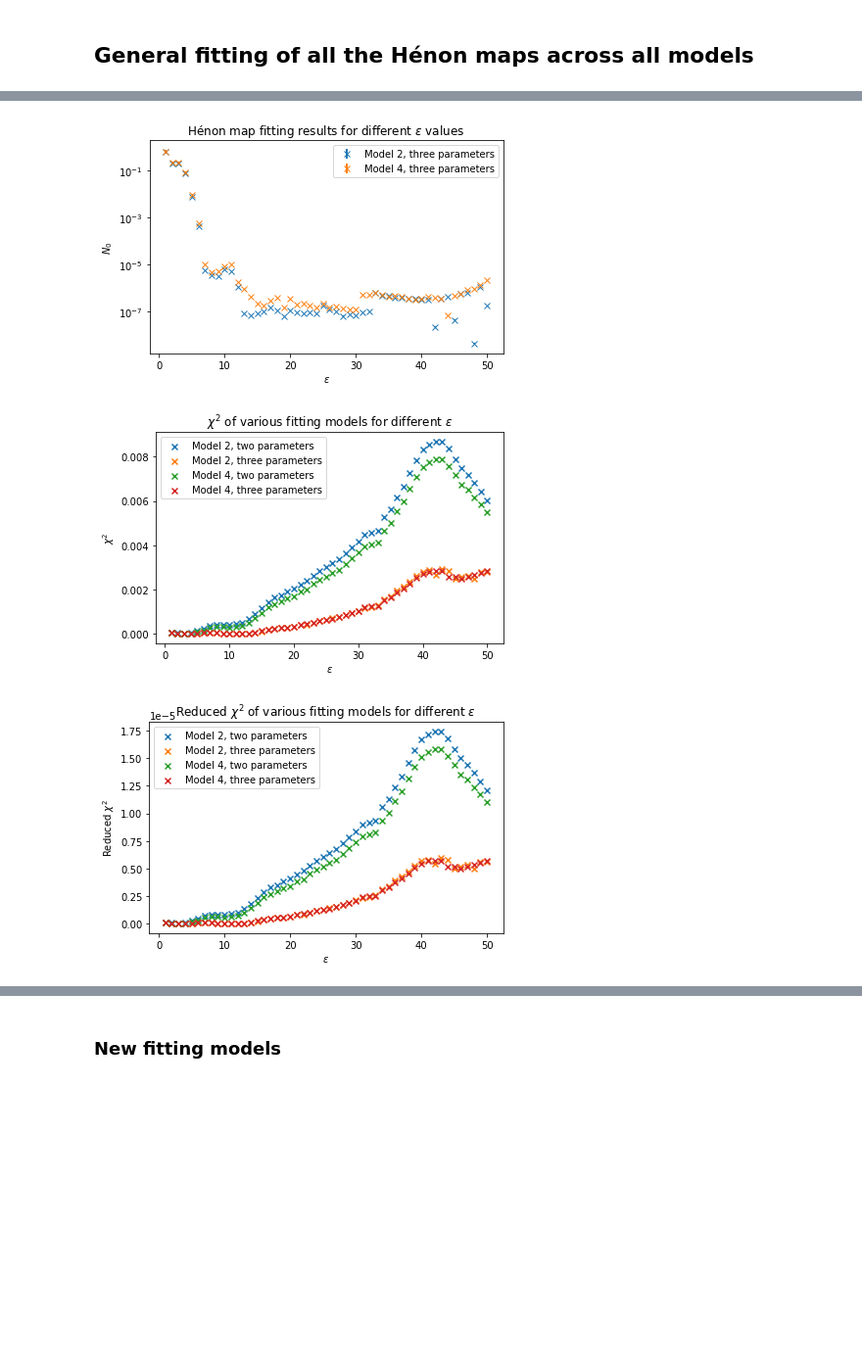
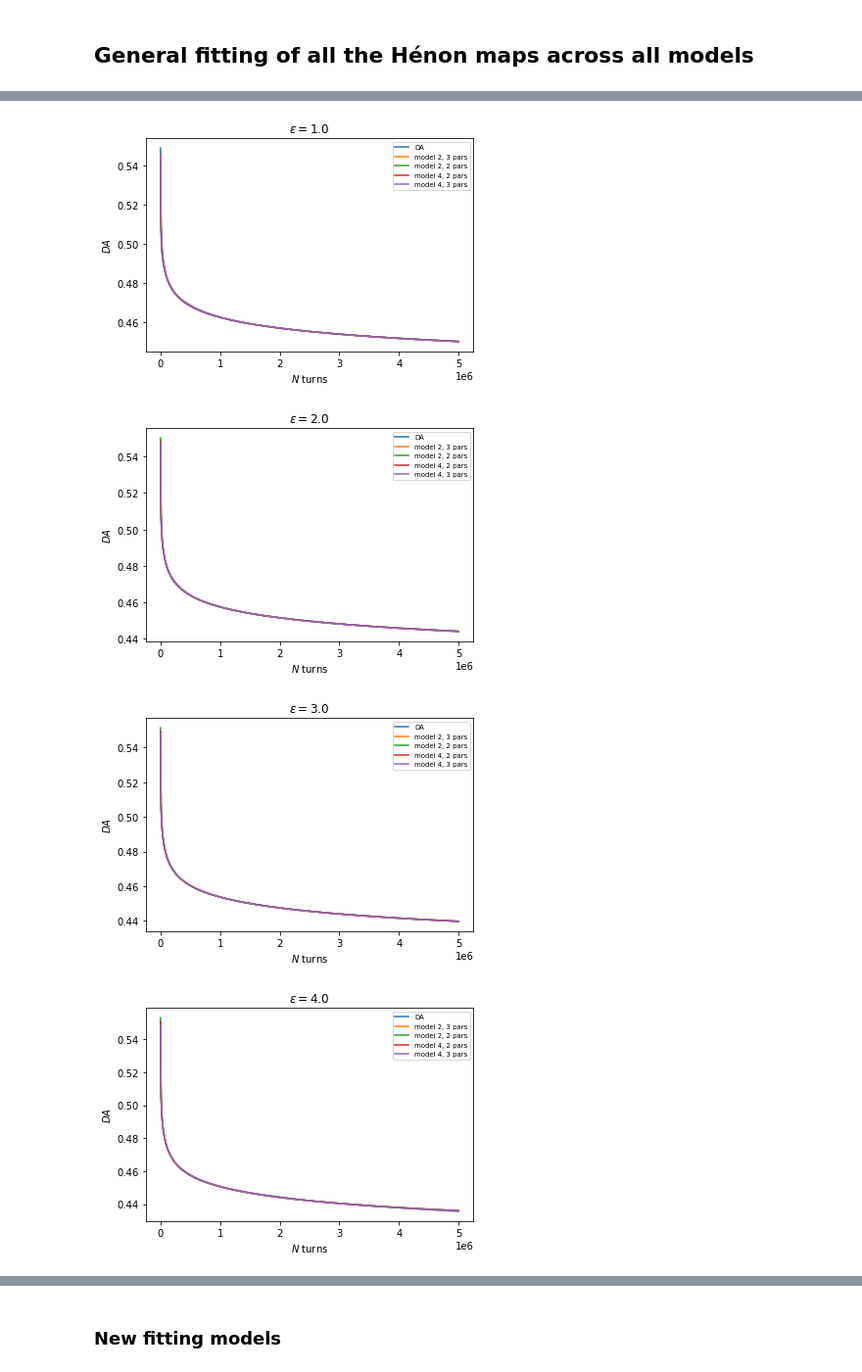
Before and after one commit to carlidel/loss_studies, a Jupyter notebook: notebooks/fitting_procedures_henon_lmfit.ipynb, the cells around one changed output, grey strips where cells are left out. Shown at 98% size. Drawn from its saved outputs; the diff is of its cells as text; code cells hidden in the pictures; blank space fills up the shorter version.

```diff
--- a/notebooks/fitting_procedures_henon_lmfit.ipynb
+++ b/notebooks/fitting_procedures_henon_lmfit.ipynb
@@ -210,7 +210,7 @@ with multiprocessing.Pool(PROCESSES) as pool:
     pool.close()
     pool.join()
 
-TMP = sorted(zip(temp_eps, temp_result, temp_eps), key=lambda x: x[0])
+TMP = sorted(zip(temp_eps, temp_result, temp_final), key=lambda x: x[0])
 
 real_results_model_2 = [T[1] for T in TMP]
 real_finals_model_2 = [T[2] for T in TMP]
@@ -274,7 +274,7 @@ with multiprocessing.Pool(PROCESSES) as pool:
     pool.close()
     pool.join()
 
-TMP = sorted(zip(temp_eps, temp_result, temp_eps), key=lambda x: x[0])
+TMP = sorted(zip(temp_eps, temp_result, temp_final), key=lambda x: x[0])
 
 real_results_model_2_fixed_n0 = [T[1] for T in TMP]
 real_finals_model_2_fixed_n0 = [T[2] for T in TMP]
@@ -321,7 +321,7 @@ with multiprocessing.Pool(PROCESSES) as pool:
     pool.close()
     pool.join()
 
-TMP = sorted(zip(temp_eps, temp_result, temp_eps), key=lambda x: x[0])
+TMP = sorted(zip(temp_eps, temp_result, temp_final), key=lambda x: x[0])
 
 real_results_model_4 = [T[1] for T in TMP]
 real_finals_model_4 = [T[2] for T in TMP]
@@ -368,7 +368,7 @@ with multiprocessing.Pool(PROCESSES) as pool:
     pool.close()
     pool.join()
 
-TMP = sorted(zip(temp_eps, temp_result, temp_eps), key=lambda x: x[0])
+TMP = sorted(zip(temp_eps, temp_result, temp_final), key=lambda x: x[0])
 
 real_results_model_4_free = [T[1] for T in TMP]
 real_finals_model_4_free = [T[2] for T in TMP]
@@ -436,45 +404,20 @@ plt.savefig("../img/k_values_henon_err.png", dpi=600)
-# %%
-plt.figure()
-plt.errorbar(epsilons, n0_1, yerr=n0_1_err, linewidth=0, elinewidth=2, marker="x", label="Model 2, three parameters")
-plt.errorbar(epsilons, n0_3, yerr=n0_3_err, linewidth=0, elinewidth=2, marker="x", label="Model 4, three parameters")
-
-plt.yscale("log")
-
-plt.legend()
-plt.xlabel("$\\varepsilon$")
-plt.ylabel("$N_0$")
-plt.title("Hénon map fitting results for different $\\epsilon$ values")
-plt.tight_layout()
-plt.savefig("../img/n0_values_henon_err.png", dpi=600)
-# %% [output]
-[figure, removed]
-# %%
-plt.figure()
-
-plt.scatter(epsilons, chi_1_fix, marker="x", label="Model 2, two parameters")
-plt.scatter(epsilons, chi_1, marker="x", label="Model 2, three parameters")
-plt.scatter(epsilons, chi_2, marker="x", label="Model 4, two parameters")
-plt.scatter(epsilons, chi_3, marker="x", label="Model 4, three parameters")
-
-plt.legend()
-plt.xlabel("$\\varepsilon$")
-plt.ylabel("$\\chi^2$")
-plt.title("$\\chi^2$ of various fitting models for different $\\varepsilon$")
-plt.tight_layout()
-# %% [output]
-[figure, removed]
-# %%
-plt.figure()
-
-plt.scatter(epsilons, rchi_1_fix, marker="x", label="Model 2, two parameters")
-plt.scatter(epsilons, rchi_1, marker="x", label="Model 2, three parameters")
-plt.scatter(epsilons, rchi_2, marker="x", label="Model 4, two parameters")
-plt.scatter(epsilons, rchi_3, marker="x", label="Model 4, three parameters")
-
-plt.legend()
-plt.xlabel("$\\varepsilon$")
-plt.ylabel("Reduced $\\chi^2$")
-plt.title("Reduced $\\chi^2$ of various fitting models for different $\\varepsilon$")
-plt.tight_layout()
-# %% [output]
-[figure, removed]
+# %%
+for i in tqdm(range(len(epsilons))):
+    plt.figure()
+    plt.plot(turn_sampling[::], real_DAs[i], label="DA")
+    plt.plot(turn_sampling[::-1], real_finals_model_2[i], label="model 2, 3 pars")
+    plt.plot(turn_sampling[::-1], real_finals_model_2_fixed_n0[i], label="model 2, 2 pars")
+    plt.plot(turn_sampling[::-1], real_finals_model_4[i], label="model 4, 2 pars")
+    plt.plot(turn_sampling[::-1], real_finals_model_4_free[i], label="model 4, 3 pars")
+
+    plt.xlabel("$N$ turns")
+    plt.ylabel("$DA$")
+
+    plt.legend(fontsize="x-small")
+    plt.title("$\\varepsilon={}$".format(epsilons[i]))
+    plt.savefig("../img/henon_da_fit_eps_{}.png".format(epsilons[i]), dpi=600)
+# %% [output]
+[figure, added]
+[figure, added]
+[figure, added]
+[figure, added]
```
Also changed, not shown: parts of 8 cells of this notebook, 2 other files.
